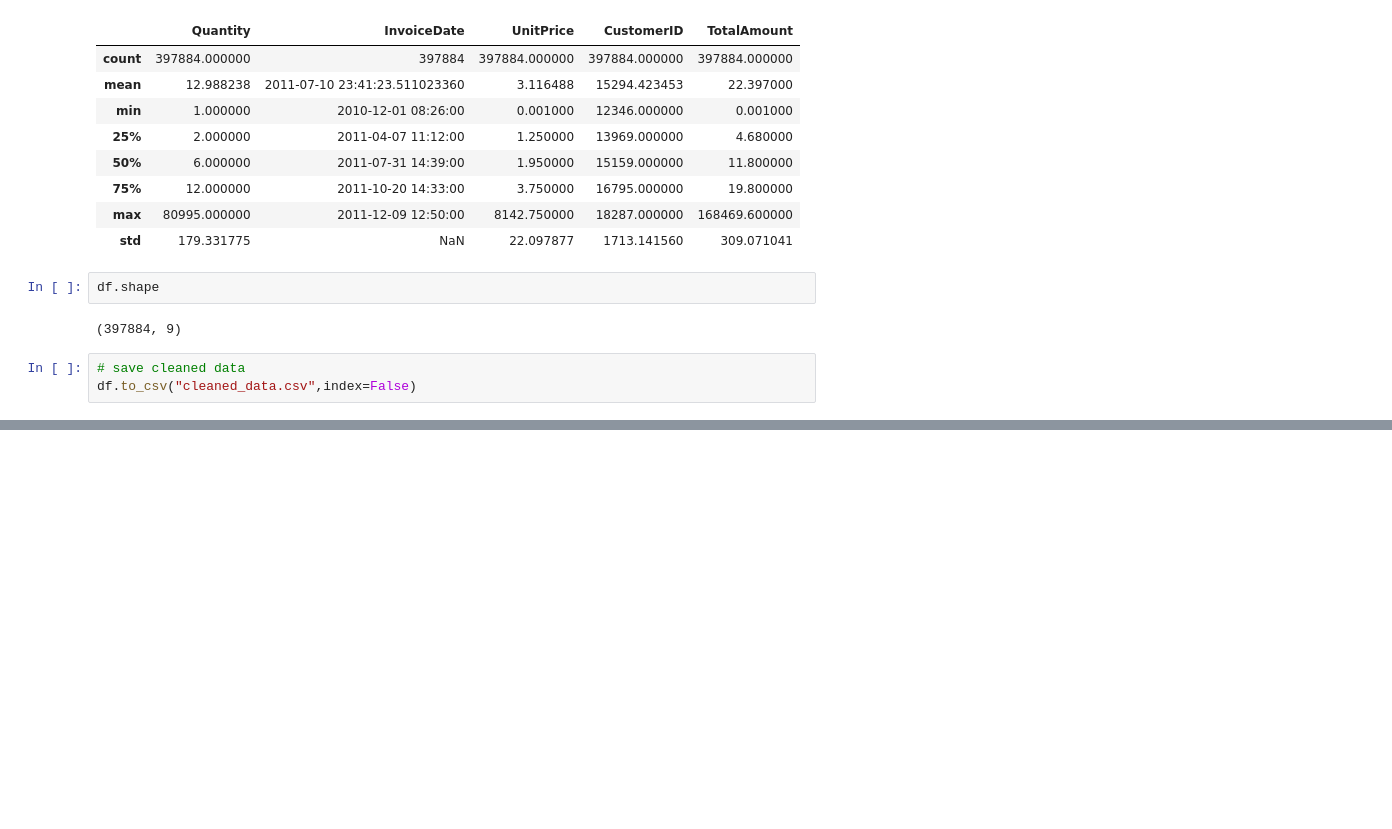
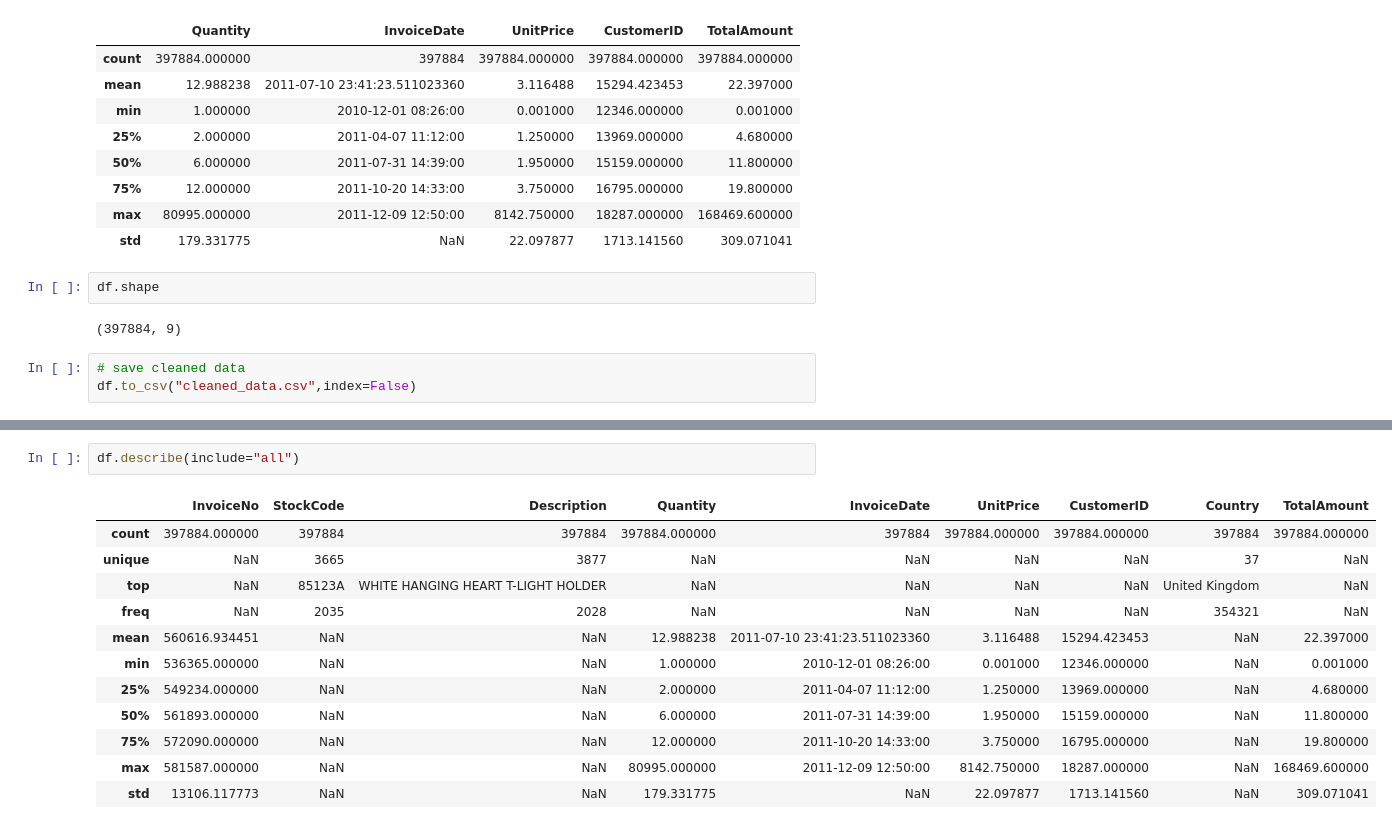
Before and after one commit to anuragchaubey1224/customer-segmentation, a Jupyter notebook: notebooks/eda.ipynb, the cells around one changed output, grey strips where cells are left out. Cells and saved outputs as stored; diff of their text form; blank space fills up the shorter version.

```diff
--- a/notebooks/eda.ipynb
+++ b/notebooks/eda.ipynb
@@ -233,0 +277,15 @@ df.to_csv("cleaned_data.csv",index=False)
+# %%
+df.describe(include="all")
+# %% [output]
+|  | InvoiceNo | StockCode | Description | Quantity | InvoiceDate | UnitPrice | CustomerID | Country | TotalAmount |
+| count | 397884.000000 | 397884 | 397884 | 397884.000000 | 397884 | 397884.000000 | 397884.000000 | 397884 | 397884.000000 |
+| unique | NaN | 3665 | 3877 | NaN | NaN | NaN | NaN | 37 | NaN |
+| top | NaN | 85123A | WHITE HANGING HEART T-LIGHT HOLDER | NaN | NaN | NaN | NaN | United Kingdom | NaN |
+| freq | NaN | 2035 | 2028 | NaN | NaN | NaN | NaN | 354321 | NaN |
+| mean | 560616.934451 | NaN | NaN | 12.988238 | 2011-07-10 23:41:23.511023360 | 3.116488 | 15294.423453 | NaN | 22.397000 |
+| min | 536365.000000 | NaN | NaN | 1.000000 | 2010-12-01 08:26:00 | 0.001000 | 12346.000000 | NaN | 0.001000 |
+| 25% | 549234.000000 | NaN | NaN | 2.000000 | 2011-04-07 11:12:00 | 1.250000 | 13969.000000 | NaN | 4.680000 |
+| 50% | 561893.000000 | NaN | NaN | 6.000000 | 2011-07-31 14:39:00 | 1.950000 | 15159.000000 | NaN | 11.800000 |
+| 75% | 572090.000000 | NaN | NaN | 12.000000 | 2011-10-20 14:33:00 | 3.750000 | 16795.000000 | NaN | 19.800000 |
+| max | 581587.000000 | NaN | NaN | 80995.000000 | 2011-12-09 12:50:00 | 8142.750000 | 18287.000000 | NaN | 168469.600000 |
+| std | 13106.117773 | NaN | NaN | 179.331775 | NaN | 22.097877 | 1713.141560 | NaN | 309.071041 |
```
Also changed, not shown: parts of 28 cells of this notebook, 4 other files.
